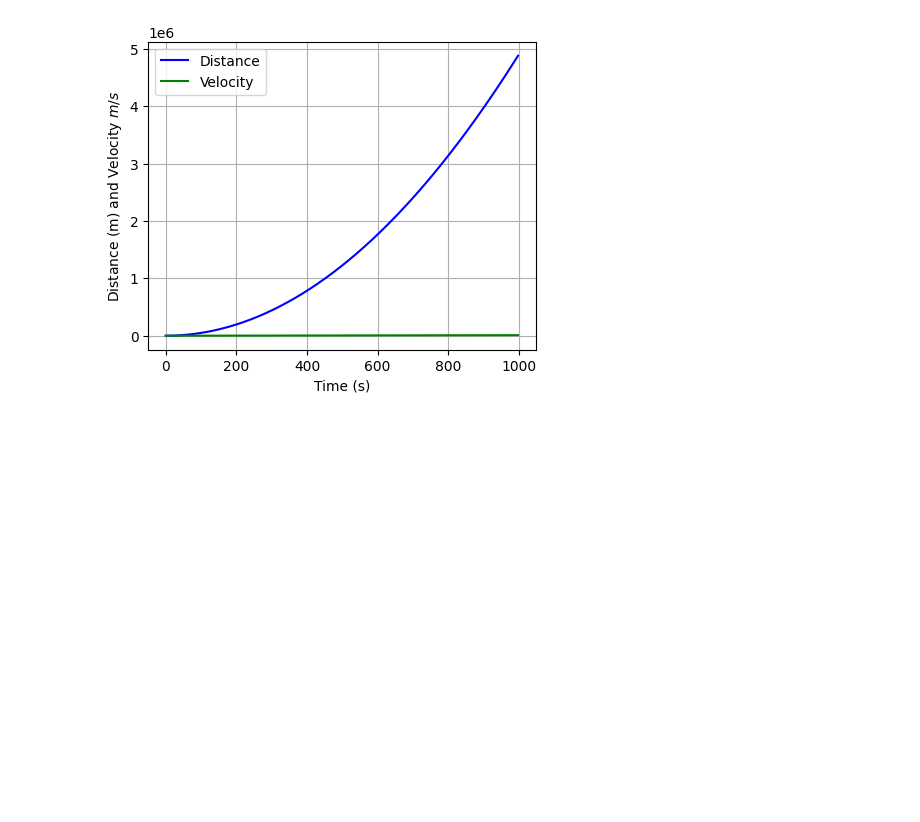
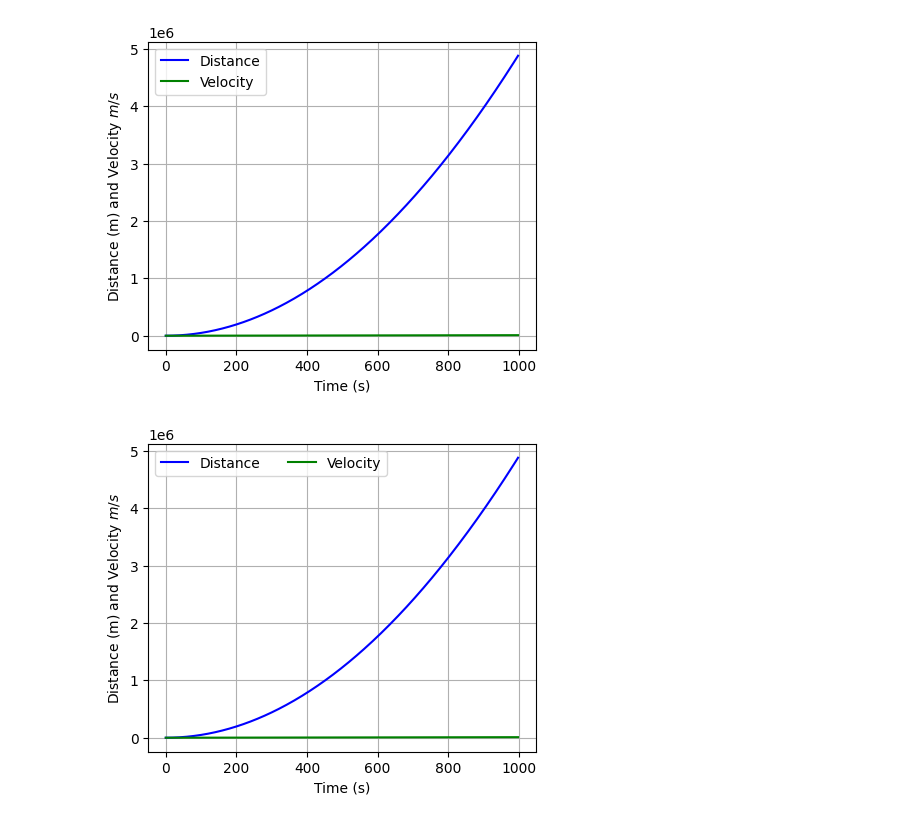
Before and after one commit to pNatTueku/basicPython, a Jupyter notebook: basic_matplotlib.ipynb, the cells around one changed output. Drawn from its saved outputs; the diff is of its cells as text; code cells hidden in the pictures; blank space fills up the shorter version.

```diff
--- a/basic_matplotlib.ipynb
+++ b/basic_matplotlib.ipynb
@@ -56,3 +56,15 @@ plt.grid(True)
 plt.show()
 # %% [output]
 [figure]
+# %%
+plt.figure(figsize = (5, 4), dpi = 100)
+plt.plot(time, distance, 'b')
+plt.plot(time, velocity, 'g')
+
+plt.xlabel('Time (s)')
+plt.ylabel('Distance (m) and Velocity $m/s$')
+plt.legend(['Distance', 'Velocity'], ncol = 2)
+plt.grid(True)
+plt.show()
+# %% [output]
+[figure, added]
```
